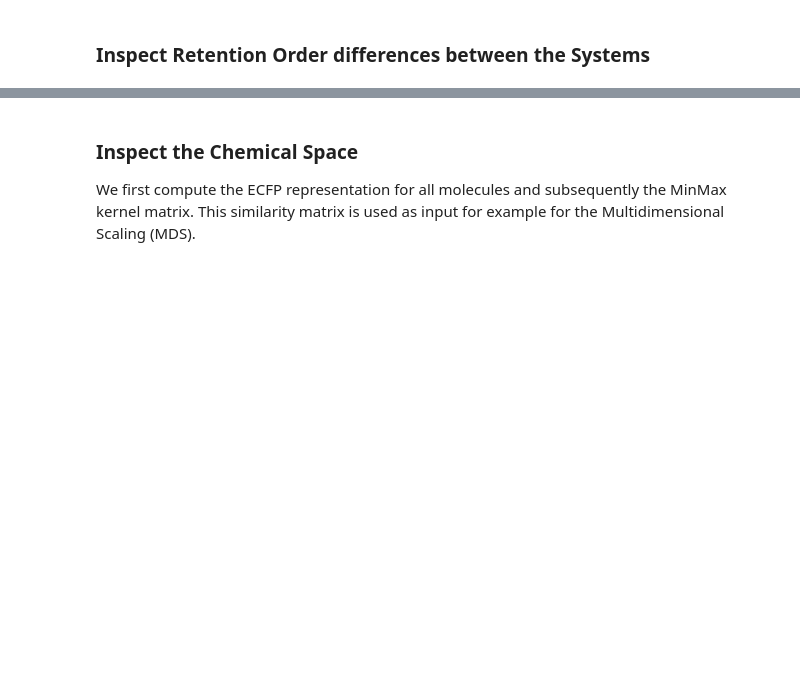
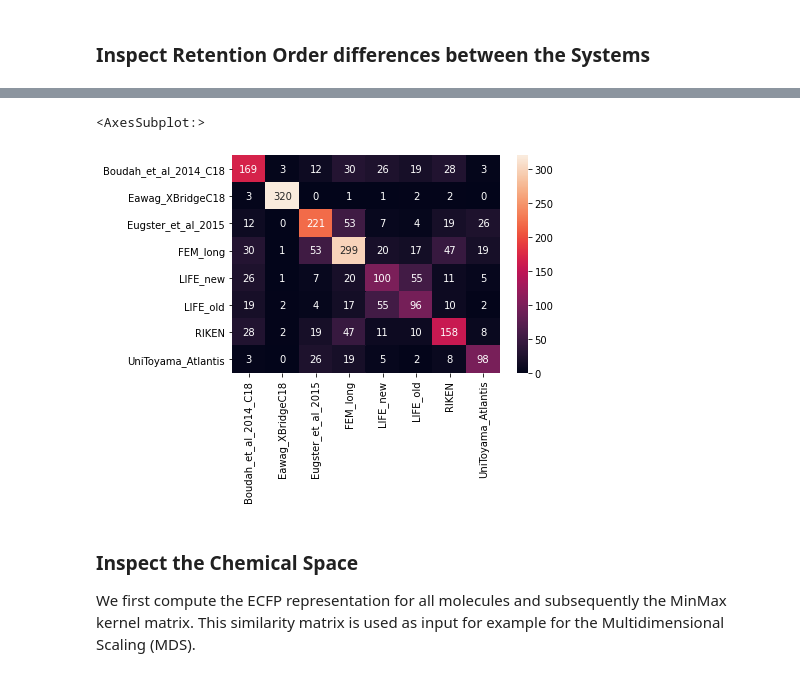
Before and after one commit to bachi55/rosvm, a Jupyter notebook: rosvm/ranksvm/tutorial/use_chromatographic_system_descriptors.ipynb, the cells around one changed output, grey strips where cells are left out. Drawn from its saved outputs; the diff is of its cells as text; code cells hidden in the pictures; blank space fills up the shorter version.

```diff
--- a/rosvm/ranksvm/tutorial/use_chromatographic_system_descriptors.ipynb
+++ b/rosvm/ranksvm/tutorial/use_chromatographic_system_descriptors.ipynb
@@ -61,3 +98,8 @@ for d1, d2 in it.product(y.get_unique_dss()):
+# %%
+sns.heatmap(df_ninter, annot=True, fmt="d", vmin=0)
+# %% [output]
+<AxesSubplot:>
+[figure, added]
 # %% [markdown]
 ### Inspect the Chemical Space
 
```
Also changed, not shown: parts of 23 cells of this notebook.
